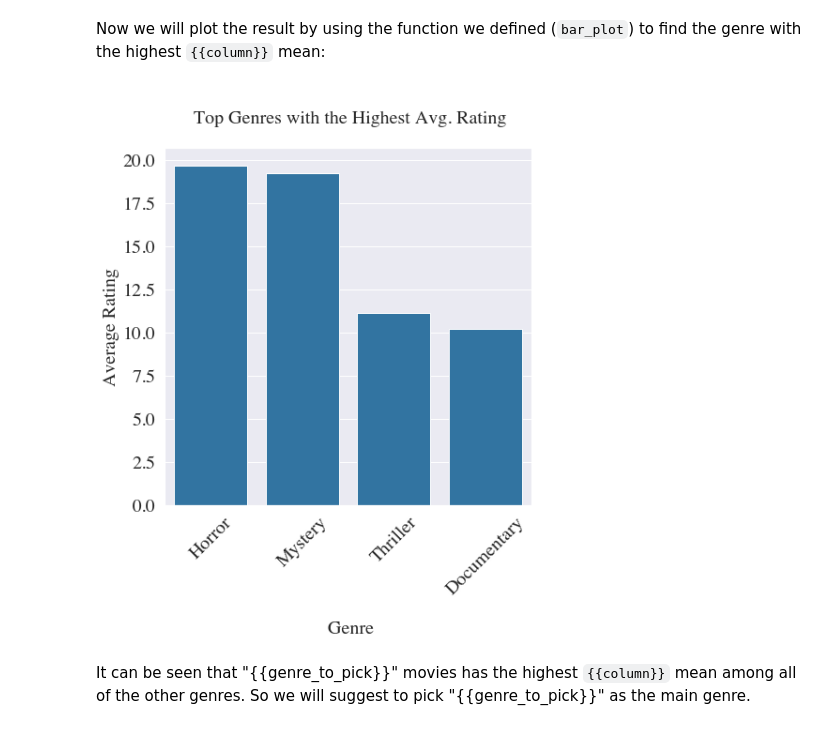
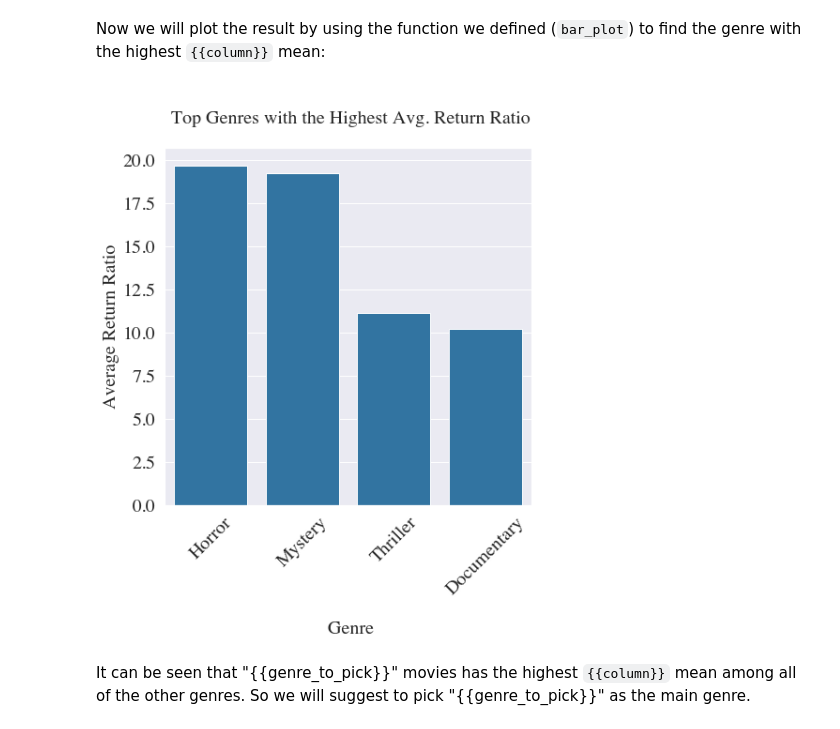
Before and after one commit to miladshiraniUCB/Potential-Movie-Studios-Director-Genre-Recommendations-, a Jupyter notebook: student.ipynb, the cells around one changed output. Saved outputs shown, nothing was run; the diff lists cells and outputs as text; code cells hidden in the pictures.

```diff
--- a/student.ipynb
+++ b/student.ipynb
@@ -676,14 +664,14 @@ top_genres
 Now we will plot the result by using the function we defined (`bar_plot`) to find the genre with the highest `{{column}}` mean:
 # %%
 bar_plot(top_genres, "genres", column
-                 , "Genre", "Average Rating"
+                 , "Genre", "Average Return Ratio"
                  , 45
                  , 0
-                 , "Genres", "Avg. Rating"
+                 , "Genres", "Avg. Return Ratio"
                  ,  20
                  , (7,7))
 # %% [output]
-[figure, old version]
+[figure, new version]
 # %% [markdown]
 It can be seen that "{{genre_to_pick}}" movies has the highest `{{column}}` mean among all of the other genres. So we will suggest to pick "{{genre_to_pick}}" as the main genre.
 # %%
```
Also changed, not shown: parts of 19 cells of this notebook.
